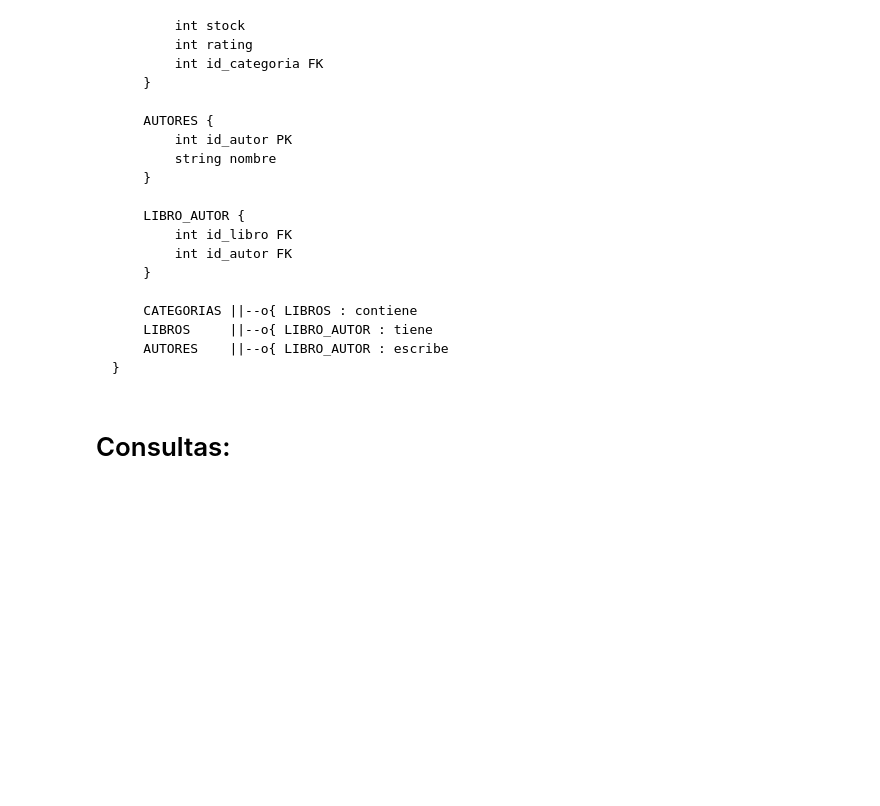
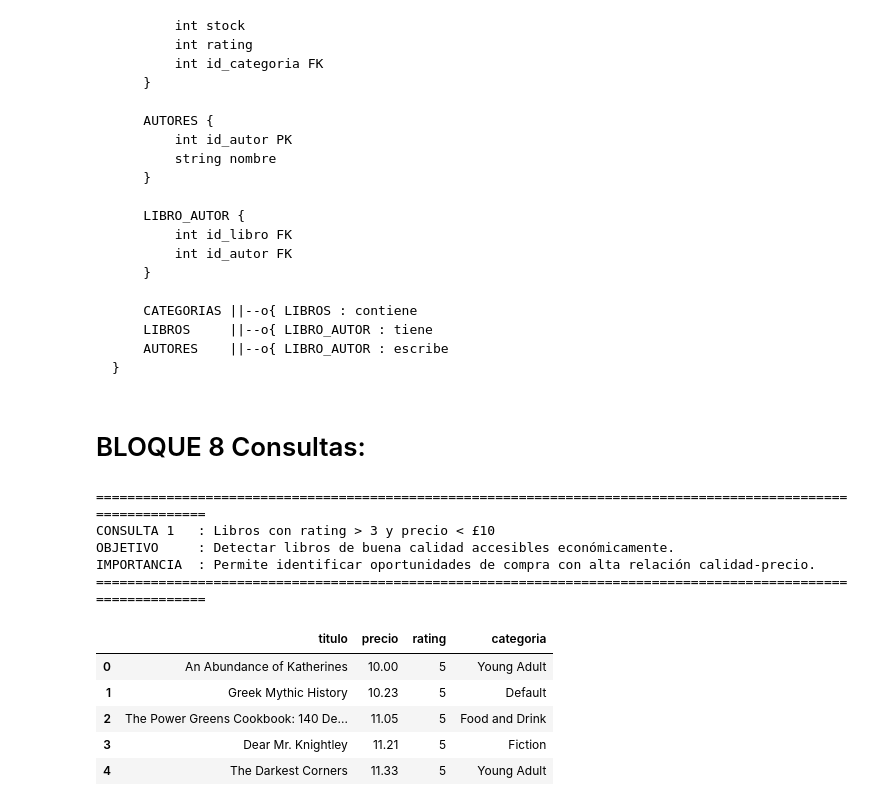
Before and after one commit to JuanCastro-H/Web-Scraping-and-Database-Challenge-4, a Jupyter notebook: scraping.ipynb, the cells around one changed output. Saved outputs shown, nothing was run; the diff lists cells and outputs as text; code cells hidden in the pictures; blank space fills up the shorter version.

```diff
--- a/scraping.ipynb
+++ b/scraping.ipynb
@@ -516,23 +602,35 @@ print("Total relaciones:", cursor.fetchone()[0])
 # %% [markdown]
-# Consultas:
+# BLOQUE 8  Consultas:
 # %%
-print("="*60)
-print("CONSULTA 1: Libros con rating > 3 y precio < £10")
-print("Objetivo: Detectar libros de buena calidad accesibles económicamente.")
-print("Importancia: Permite identificar oportunidades de compra con alta relación calidad-precio.")
-print("="*60)
+print("="*110)
+print("CONSULTA 1   : Libros con rating > 3 y precio < £12")
+print("OBJETIVO     : Detectar libros de buena calidad accesibles económicamente.")
+print("IMPORTANCIA  : Permite identificar oportunidades de compra con alta relación calidad-precio.")
+print("="*110)
 
 query_1 = """
 SELECT l.titulo, l.precio, l.rating, c.nombre AS categoria
 FROM libros l
 JOIN categorias c ON l.id_categoria = c.id_categoria
 WHERE l.rating > 3
-AND l.precio < 10
+AND l.precio < 12
 ORDER BY l.rating DESC, l.precio ASC;
 """
 
 df_q1 = pd.read_sql_query(query_1, conn)
 df_q1.head()
+# %% [output]
+==============================================================================================================
+CONSULTA 1   : Libros con rating > 3 y precio < £10
+OBJETIVO     : Detectar libros de buena calidad accesibles económicamente.
+IMPORTANCIA  : Permite identificar oportunidades de compra con alta relación calidad-precio.
+==============================================================================================================
+|  | titulo | precio | rating | categoria |
+| 0 | An Abundance of Katherines | 10.00 | 5 | Young Adult |
+| 1 | Greek Mythic History | 10.23 | 5 | Default |
+| 2 | The Power Greens Cookbook: 140 De... | 11.05 | 5 | Food and Drink |
+| 3 | Dear Mr. Knightley | 11.21 | 5 | Fiction |
+| 4 | The Darkest Corners | 11.33 | 5 | Young Adult |
 # %%
 print("="*60)
 print("CONSULTA 2: Top 5 autores con mejor promedio de rating")
```
Also changed, not shown: parts of 9 cells of this notebook.
